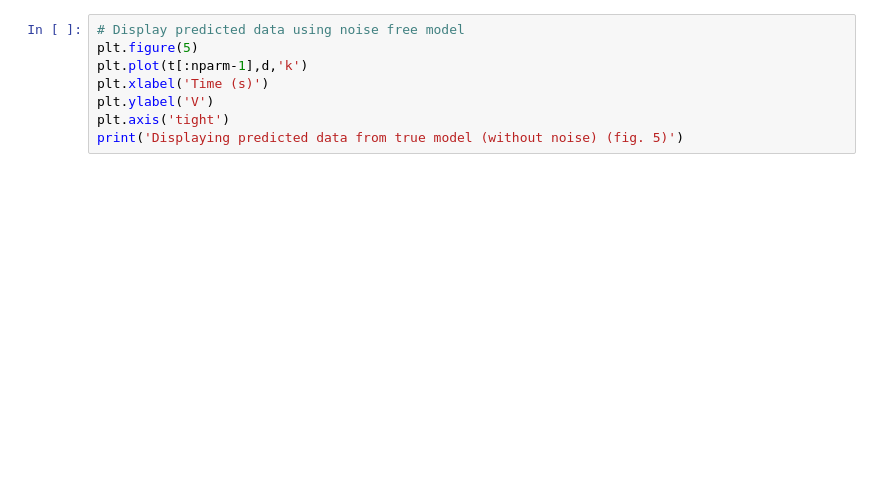
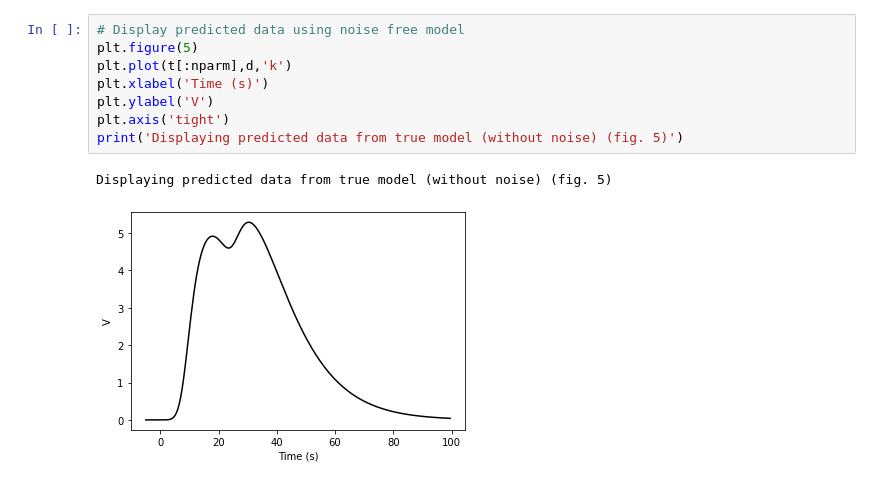
Before and after one commit to uafgeoteach/GEOS627_inverse, a Jupyter notebook: ex3p2.ipynb, the cells around one changed output. Cells and saved outputs as stored; diff of their text form; blank space fills up the shorter version.

```diff
--- a/ex3p2.ipynb
+++ b/ex3p2.ipynb
@@ -127,11 +144,14 @@ print('Displaying true model (fig. 4)')
 # %%
 # Display predicted data using noise free model
 plt.figure(5)
-plt.plot(t[:nparm-1],d,'k')
+plt.plot(t[:nparm],d,'k')
 plt.xlabel('Time (s)')
 plt.ylabel('V')
 plt.axis('tight')
 print('Displaying predicted data from true model (without noise) (fig. 5)')
+# %% [output]
+Displaying predicted data from true model (without noise) (fig. 5)
+[figure, added]
 # %%
 # Display predicted data plus random independent noise
 plt.figure(6)
```
Also changed, not shown: parts of 16 cells of this notebook, 1 other file.
